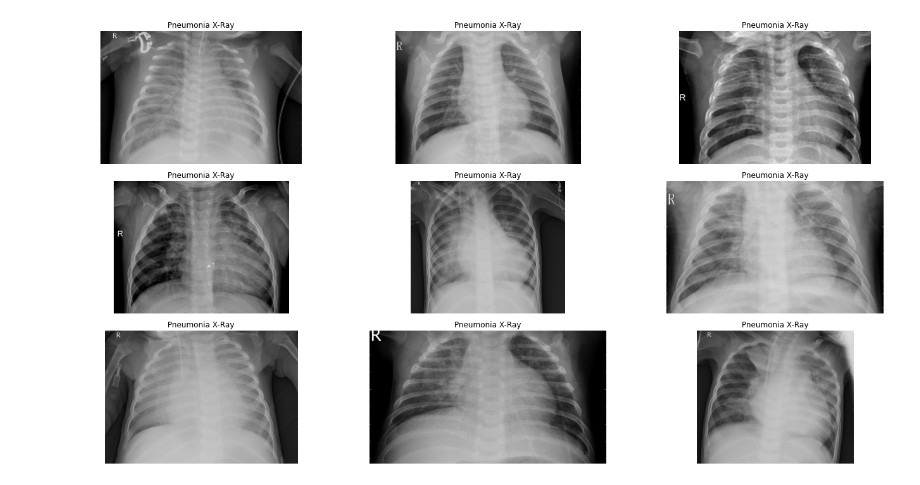
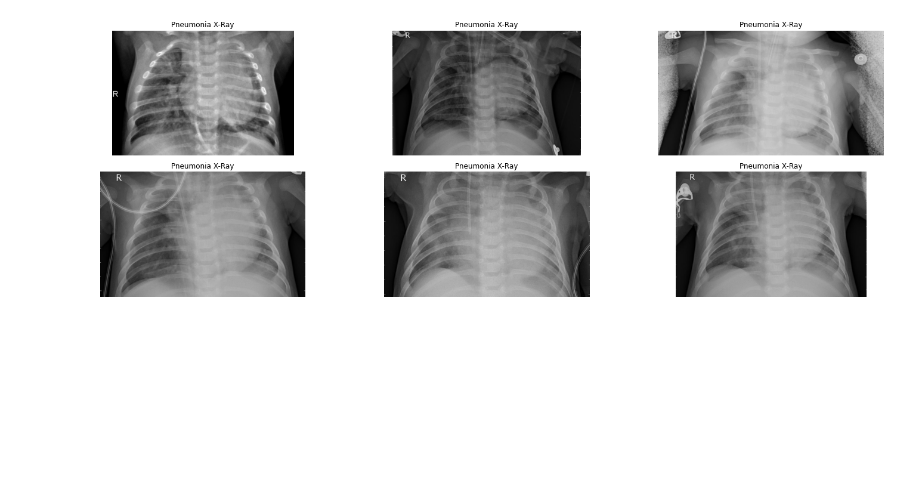
Before and after one commit to faruk1236/pneumoina-dectention-using-ML, a Jupyter notebook: pneumonia-detection-using-tensorflow.ipynb, the cells around one changed output. Saved outputs shown, nothing was run; the diff lists cells and outputs as text; code cells hidden in the pictures; blank space fills up the shorter version.

```diff
--- a/pneumonia-detection-using-tensorflow.ipynb
+++ b/pneumonia-detection-using-tensorflow.ipynb
@@ -62,15 +39,15 @@ pneumonia_dir = "chest_xray/train/PNEUMONIA"
 # %%
 plt.figure(figsize=(20, 10))
 
-for i in range(9):
+for i in range(6):
     plt.subplot(3, 3, i + 1)
     img = plt.imread(os.path.join(pneumonia_dir, pneumonia[i]))
     plt.imshow(img, cmap='gray')
     plt.axis('off')
     plt.title("Pneumonia X-Ray")
 plt.tight_layout()
 # %% [output]
-[figure, old version]
+[figure, new version]
 # %%
 normal = os.listdir("chest_xray/train/NORMAL")
 normal_dir = "chest_xray/train/NORMAL"
```
Also changed, not shown: parts of 19 cells of this notebook.
